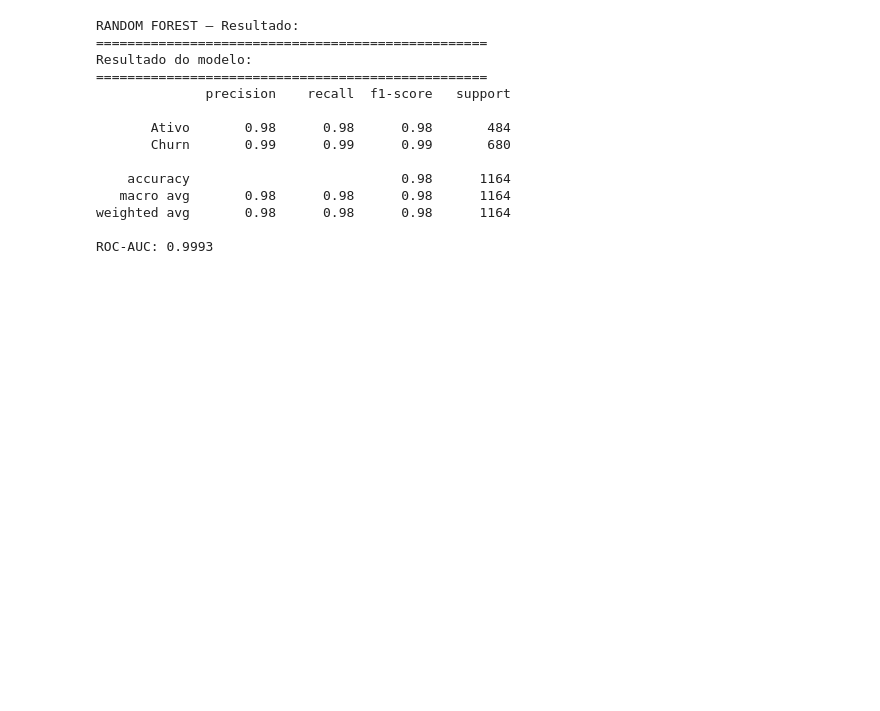
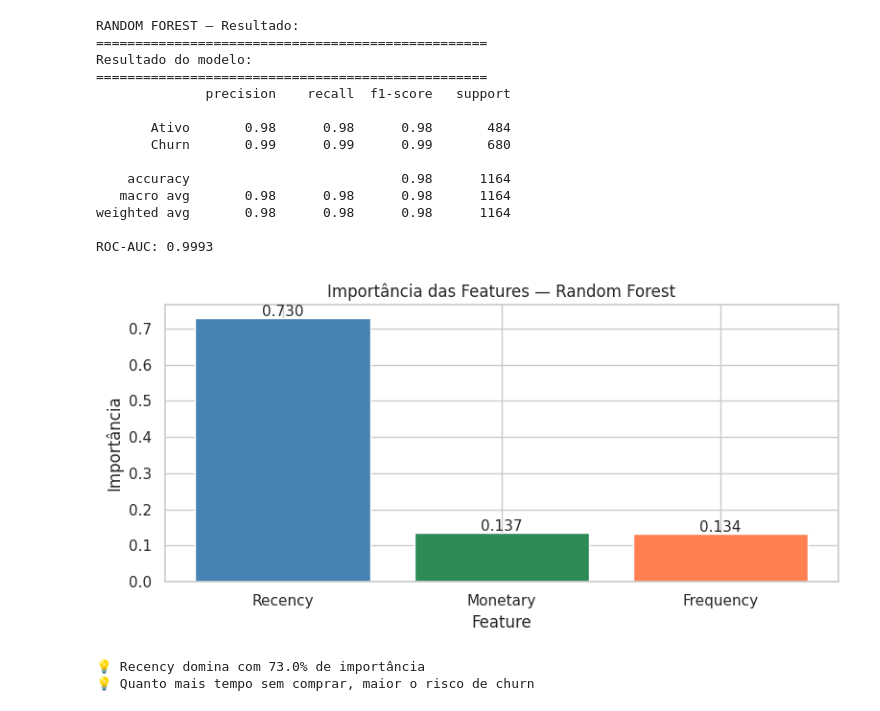
Before and after one commit to moises-rb/customer-segmentation-platform, a Jupyter notebook: notebooks/analysis.ipynb, the cells around one changed output. Cells and saved outputs as stored; diff of their text form; code cells hidden in the pictures; blank space fills up the shorter version.

```diff
--- a/notebooks/analysis.ipynb
+++ b/notebooks/analysis.ipynb
@@ -335,3 +333,32 @@ Resultado do modelo:
 weighted avg       0.98      0.98      0.98      1164
 
 ROC-AUC: 0.9993
+# %%
+import pandas as pd
+
+features = ['Recency', 'Frequency', 'Monetary']
+importancias = pd.DataFrame({
+    'Feature': features,
+    'Importancia': rf.feature_importances_
+}).sort_values('Importancia', ascending=False)
+
+fig, ax = plt.subplots(figsize=(8, 4))
+bars = ax.bar(importancias['Feature'], importancias['Importancia'],
+              color=['steelblue', 'seagreen', 'coral'])
+ax.set_title('Importância das Features — Random Forest')
+ax.set_ylabel('Importância')
+ax.set_xlabel('Feature')
+
+for bar, val in zip(bars, importancias['Importancia']):
+    ax.text(bar.get_x() + bar.get_width()/2, bar.get_height() + 0.005,
+            f'{val:.3f}', ha='center', fontsize=11)
+
+plt.tight_layout()
+plt.show()
+
+print(f"\n💡 Recency domina com {rf.feature_importances_[0]*100:.1f}% de importância")
+print("💡 Quanto mais tempo sem comprar, maior o risco de churn")
+# %% [output]
+[figure, added]
+💡 Recency domina com 73.0% de importância
+💡 Quanto mais tempo sem comprar, maior o risco de churn
```
Also changed, not shown: parts of 5 cells of this notebook.
